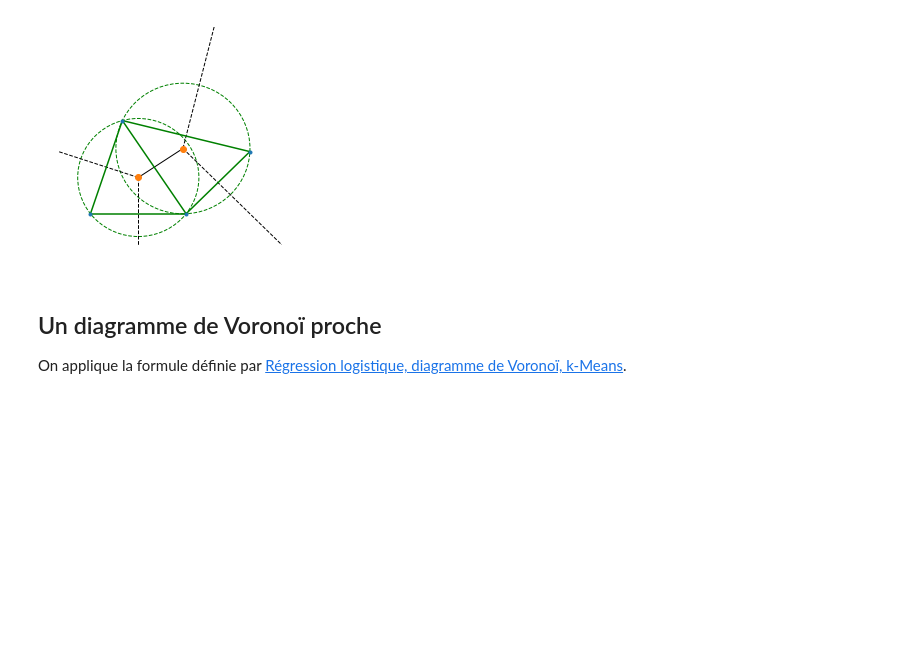
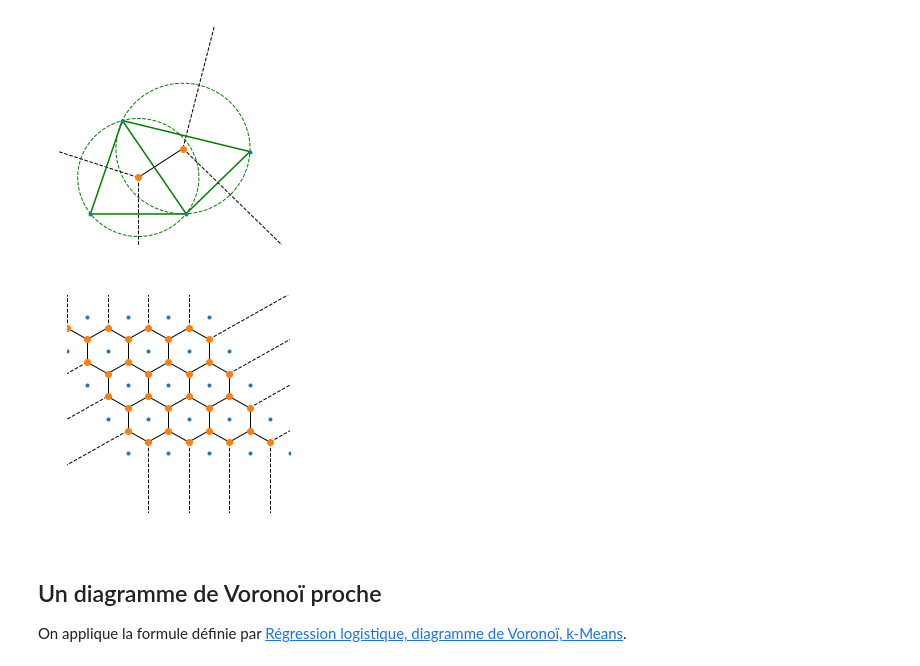
Before and after one commit to sdpython/mlstatpy, a Jupyter notebook: _doc/notebooks/ml/logreg_voronoi.ipynb, the cells around one changed output. Saved outputs shown, nothing was run; the diff lists cells and outputs as text; code cells hidden in the pictures; blank space fills up the shorter version.

Commit message:
voronoi, log reg

```diff
--- a/_doc/notebooks/ml/logreg_voronoi.ipynb
+++ b/_doc/notebooks/ml/logreg_voronoi.ipynb
@@ -142,6 +137,25 @@ ax.set_ylim([0, 7])
 ax.axis('off');
 # %% [output]
 [figure]
+# %%
+import math
+n = 5
+a = math.pi * 2 / 3
+points = []
+for i in range(n):
+    for j in range(n):
+        points.append([i + j * math.cos(a), j * math.sin(a)])
+points = numpy.array(points)
+# %%
+vor = Voronoi(points)
+# %%
+fig, ax = plt.subplots(figsize=(4,4))
+voronoi_plot_2d(vor, ax=ax)
+ax.set_xlim([-1.5, 4])
+ax.set_ylim([-1.5, 4])
+ax.axis('off');
+# %% [output]
+[figure, added]
 # %% [markdown]
 ## Un diagramme de Voronoï proche
 
```
Also changed, not shown: parts of 3 cells of this notebook, 4 other files.
